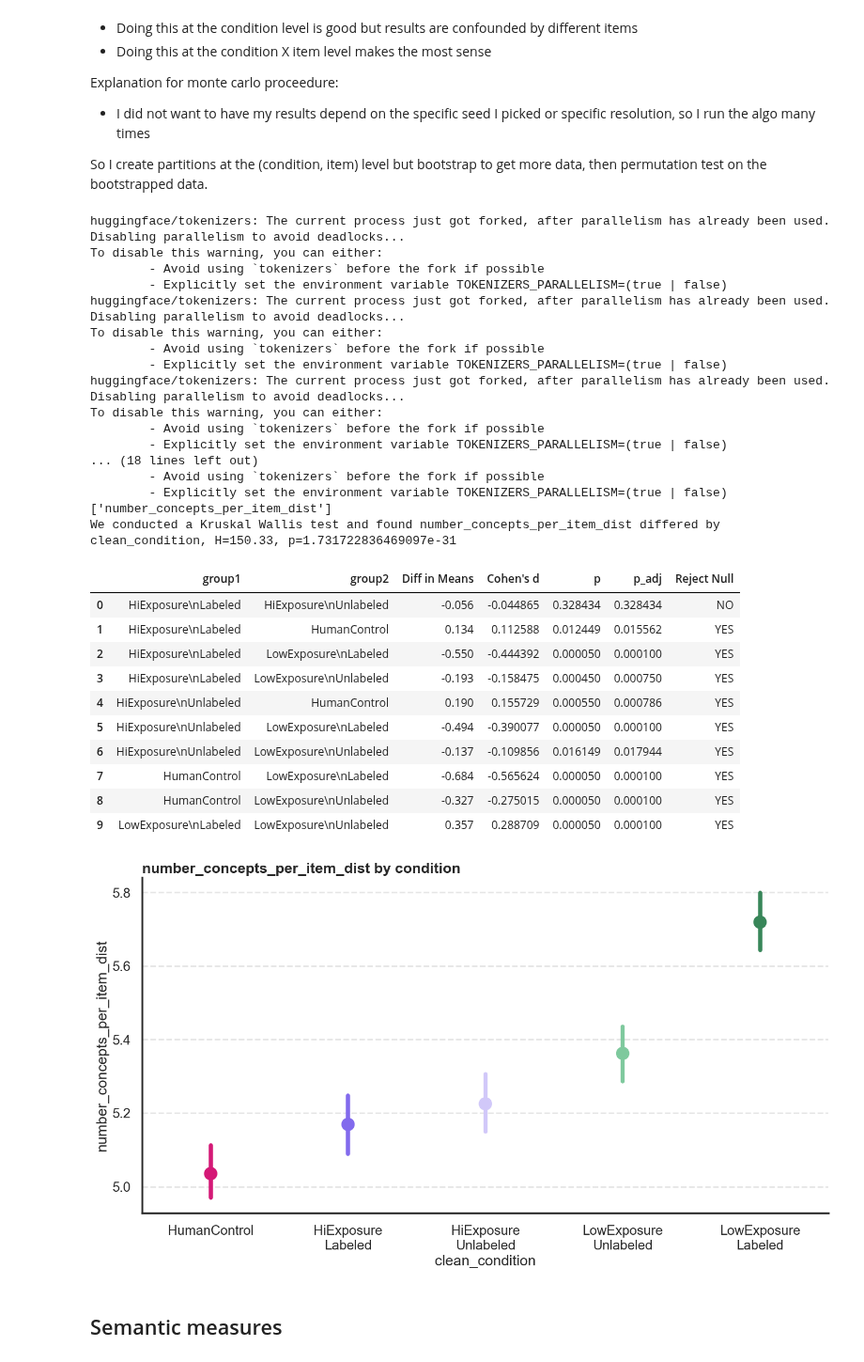
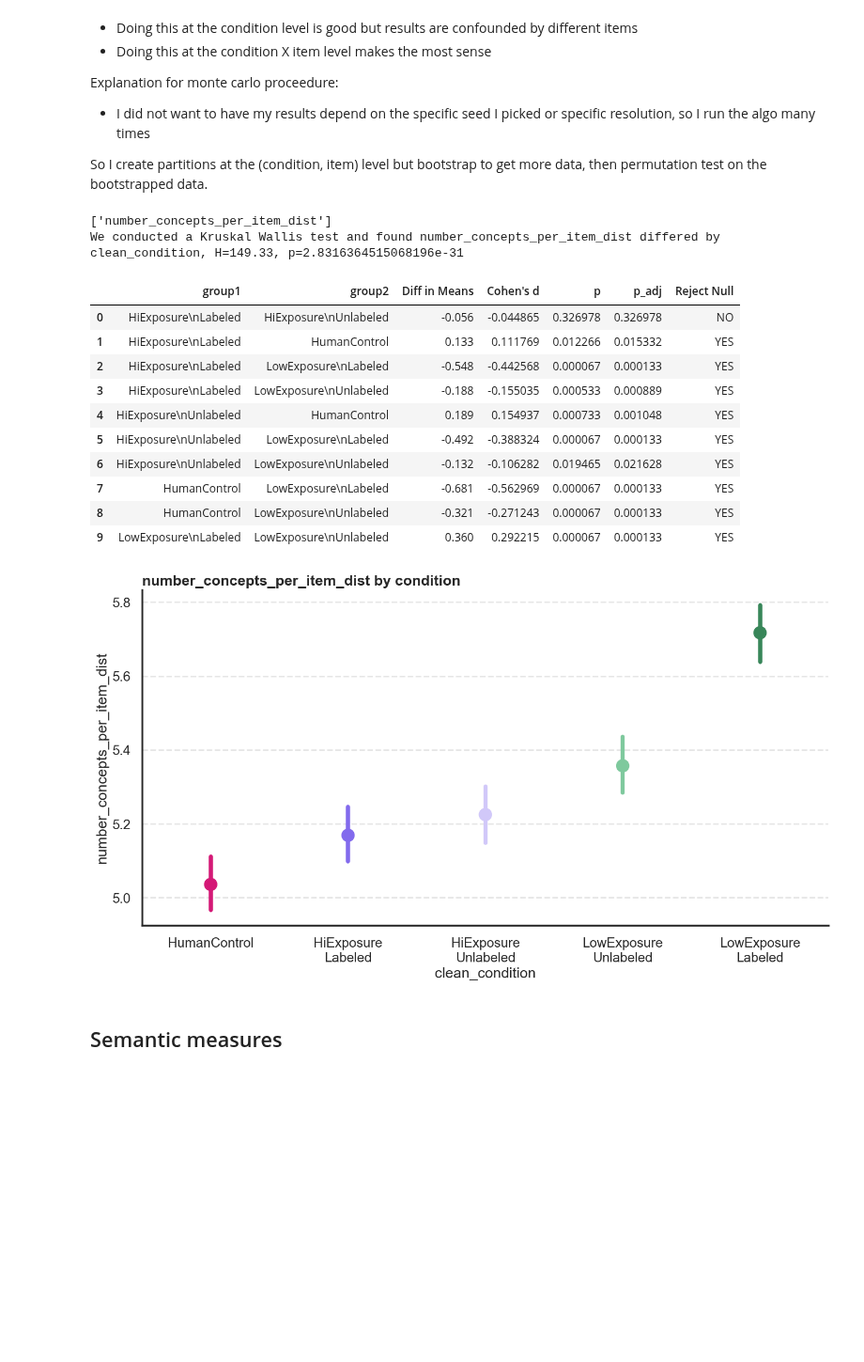
Before and after one commit to josh-ashkinaze/net_create, a Jupyter notebook: scripts/analyze_experiment/diversity_metrics.ipynb, the cells around one changed output. Shown at 94% size. Drawn from its saved outputs; the diff is of its cells as text; code cells hidden in the pictures; blank space fills up the shorter version.

```diff
--- a/scripts/analyze_experiment/diversity_metrics.ipynb
+++ b/scripts/analyze_experiment/diversity_metrics.ipynb
@@ -389,53 +438,56 @@ Explanation for monte carlo proceedure:
 So I create partitions at the (condition, item) level but bootstrap to get more data, then permutation test on the bootstrapped data.
 # %%
 resolutions = [1, 1.05, 1.10]
+
+def from_numpy_matrix(A):
+    G = nx.Graph()
+    for i in range(A.shape[0]):
+        for j in range(i, A.shape[1]):
+            G.add_edge(i, j, weight=A[i, j])
+    return G
+
 def get_communities(list_vecs, seed):
     sim_mat = cosine_similarity(list_vecs)
-    G = nx.from_numpy_matrix(sim_mat)
+    G = from_numpy_matrix(sim_mat)
     G.remove_edges_from(nx.selfloop_edges(G))
-    partition = nx.community.louvain_communities(G, seed=seed, resolution=resolutions[seed % len(resolutions)])
+    partition = nx.community.louvain_communities(
+        G, seed=seed, resolution=resolutions[seed % len(resolutions)])
     return len(partition)
 
+
 def get_communities_mc(df, seed):
-    condition_ideas = df.groupby(by=['clean_condition', 'condition', 'item'])['response_text'].apply(lambda x: list(x)).reset_index()
-    condition_ideas['vectors'] = condition_ideas['response_text'].apply(lambda x: np.vstack([idea2vec[i] for i in x]))
-    condition_ideas['number_concepts_per_item_dist'] = condition_ideas['vectors'].apply(lambda x: get_communities(x, seed))
+    condition_ideas = df.groupby(
+        by=['clean_condition', 'condition', 'item'])['response_text'].apply(
+            lambda x: list(x)).reset_index()
+    condition_ideas['vectors'] = condition_ideas['response_text'].apply(
+        lambda x: np.vstack([idea2vec[i] for i in x]))
+    condition_ideas['number_concepts_per_item_dist'] = condition_ideas[
+        'vectors'].apply(lambda x: get_communities(x, seed))
     condition_ideas['iteration'] = seed
-    return condition_ideas[['clean_condition', 'item', 'number_concepts_per_item_dist', 'iteration']]
+    return condition_ideas[[
+        'clean_condition', 'item', 'number_concepts_per_item_dist', 'iteration'
+    ]]
+
 
 n_iterations = 200
-mc_results = Parallel(n_jobs=-1)(delayed(get_communities_mc)(df, i) for i in range(n_iterations))
+mc_results = Parallel(n_jobs=-1)(delayed(get_communities_mc)(df, i)
+                                 for i in range(n_iterations))
 mc_results = pd.concat(mc_results)
 process_metrics(mc_results, how='perm', paired=True, plot_type="point")
 # %% [output]
-huggingface/tokenizers: The current process just got forked, after parallelism has already been used. Disabling parallelism to avoid deadlocks...
-To disable this warning, you can either:
-        - Avoid using `tokenizers` before the fork if possible
-        - Explicitly set the environment variable TOKENIZERS_PARALLELISM=(true | false)
-huggingface/tokenizers: The current process just got forked, after parallelism has already been used. Disabling parallelism to avoid deadlocks...
-To disable this warning, you can either:
-        - Avoid using `tokenizers` before the fork if possible
-        - Explicitly set the environment variable TOKENIZERS_PARALLELISM=(true | false)
-huggingface/tokenizers: The current process just got forked, after parallelism has already been used. Disabling parallelism to avoid deadlocks...
-To disable this warning, you can either:
-        - Avoid using `tokenizers` before the fork if possible
-        - Explicitly set the environment variable TOKENIZERS_PARALLELISM=(true | false)
-... (18 lines left out)
-        - Avoid using `tokenizers` before the fork if possible
-        - Explicitly set the environment variable TOKENIZERS_PARALLELISM=(true | false)
 ['number_concepts_per_item_dist']
-We conducted a Kruskal Wallis test and found number_concepts_per_item_dist differed by clean_condition, H=150.33, p=1.731722836469097e-31
+We conducted a Kruskal Wallis test and found number_concepts_per_item_dist differed by clean_condition, H=149.33, p=2.8316364515068196e-31
 |  | group1 | group2 | Diff in Means | Cohen's d | p | p_adj | Reject Null |
-| 0 | HiExposure\nLabeled | HiExposure\nUnlabeled | -0.056 | -0.044865 | 0.328434 | 0.328434 | NO |
-| 1 | HiExposure\nLabeled | HumanControl | 0.134 | 0.112588 | 0.012449 | 0.015562 | YES |
-| 2 | HiExposure\nLabeled | LowExposure\nLabeled | -0.550 | -0.444392 | 0.000050 | 0.000100 | YES |
-| 3 | HiExposure\nLabeled | LowExposure\nUnlabeled | -0.193 | -0.158475 | 0.000450 | 0.000750 | YES |
-| 4 | HiExposure\nUnlabeled | HumanControl | 0.190 | 0.155729 | 0.000550 | 0.000786 | YES |
-| 5 | HiExposure\nUnlabeled | LowExposure\nLabeled | -0.494 | -0.390077 | 0.000050 | 0.000100 | YES |
-| 6 | HiExposure\nUnlabeled | LowExposure\nUnlabeled | -0.137 | -0.109856 | 0.016149 | 0.017944 | YES |
-| 7 | HumanControl | LowExposure\nLabeled | -0.684 | -0.565624 | 0.000050 | 0.000100 | YES |
-| 8 | HumanControl | LowExposure\nUnlabeled | -0.327 | -0.275015 | 0.000050 | 0.000100 | YES |
-| 9 | LowExposure\nLabeled | LowExposure\nUnlabeled | 0.357 | 0.288709 | 0.000050 | 0.000100 | YES |
+| 0 | HiExposure\nLabeled | HiExposure\nUnlabeled | -0.056 | -0.044865 | 0.326978 | 0.326978 | NO |
+| 1 | HiExposure\nLabeled | HumanControl | 0.133 | 0.111769 | 0.012266 | 0.015332 | YES |
+| 2 | HiExposure\nLabeled | LowExposure\nLabeled | -0.548 | -0.442568 | 0.000067 | 0.000133 | YES |
+| 3 | HiExposure\nLabeled | LowExposure\nUnlabeled | -0.188 | -0.155035 | 0.000533 | 0.000889 | YES |
+| 4 | HiExposure\nUnlabeled | HumanControl | 0.189 | 0.154937 | 0.000733 | 0.001048 | YES |
+| 5 | HiExposure\nUnlabeled | LowExposure\nLabeled | -0.492 | -0.388324 | 0.000067 | 0.000133 | YES |
+| 6 | HiExposure\nUnlabeled | LowExposure\nUnlabeled | -0.132 | -0.106282 | 0.019465 | 0.021628 | YES |
+| 7 | HumanControl | LowExposure\nLabeled | -0.681 | -0.562969 | 0.000067 | 0.000133 | YES |
+| 8 | HumanControl | LowExposure\nUnlabeled | -0.321 | -0.271243 | 0.000067 | 0.000133 | YES |
+| 9 | LowExposure\nLabeled | LowExposure\nUnlabeled | 0.360 | 0.292215 | 0.000067 | 0.000133 | YES |
 [figure]
 # %% [markdown]
 ## Semantic measures
```
Also changed, not shown: parts of 8 cells of this notebook.
